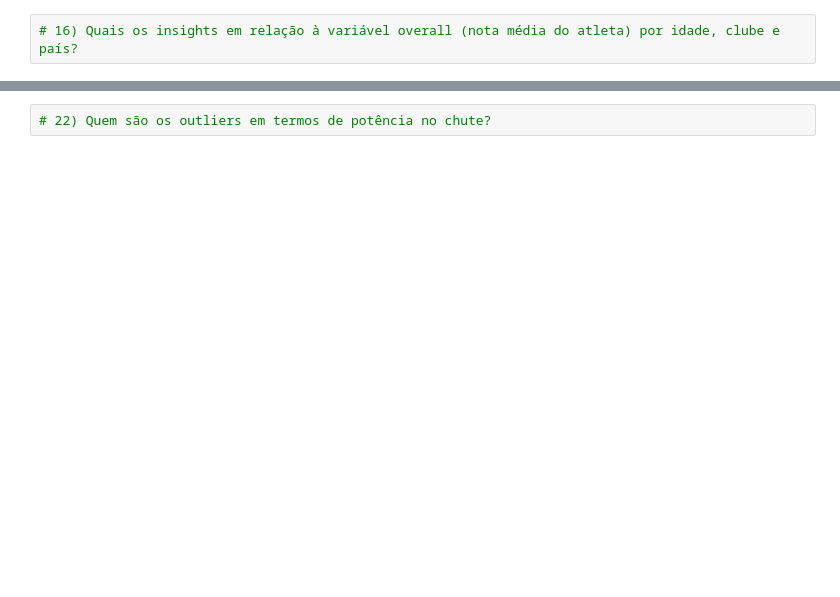
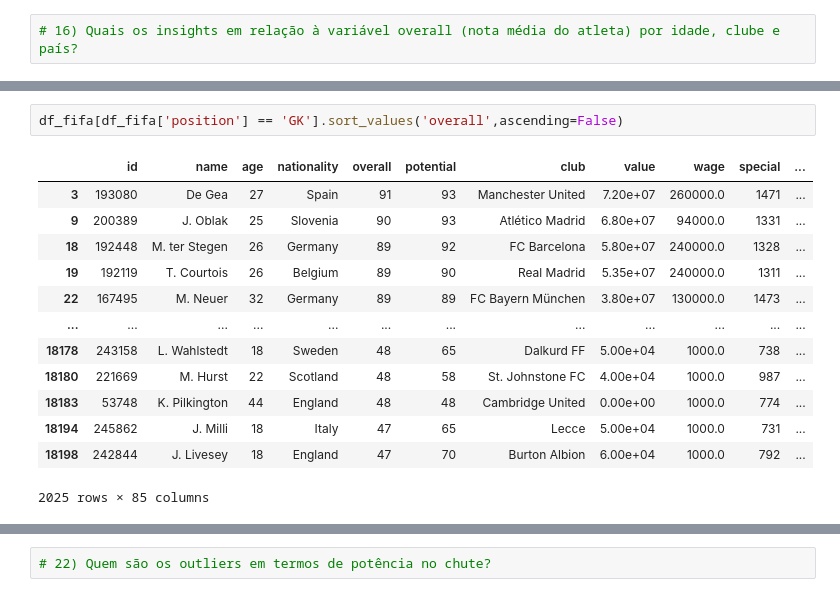
Before and after one commit to rafaelhamer/DSWP, a Jupyter notebook: Fifa.ipynb, the cells around one changed output, grey strips where cells are left out. Saved outputs shown, nothing was run; the diff lists cells and outputs as text; blank space fills up the shorter version.

```diff
--- a/Fifa.ipynb
+++ b/Fifa.ipynb
@@ -137,2 +349,18 @@ NotebookApp.rate_limit_window=3.0 (secs)
+# %%
+df_fifa[df_fifa['position'] == 'GK'].sort_values('overall',ascending=False)
+# %% [output]
+|  | id | name | age | nationality | overall | potential | club | value | wage | special | ... |
+| 3 | 193080 | De Gea | 27 | Spain | 91 | 93 | Manchester United | 7.20e+07 | 260000.0 | 1471 | ... |
+| 9 | 200389 | J. Oblak | 25 | Slovenia | 90 | 93 | Atlético Madrid | 6.80e+07 | 94000.0 | 1331 | ... |
+| 18 | 192448 | M. ter Stegen | 26 | Germany | 89 | 92 | FC Barcelona | 5.80e+07 | 240000.0 | 1328 | ... |
+| 19 | 192119 | T. Courtois | 26 | Belgium | 89 | 90 | Real Madrid | 5.35e+07 | 240000.0 | 1311 | ... |
+| 22 | 167495 | M. Neuer | 32 | Germany | 89 | 89 | FC Bayern München | 3.80e+07 | 130000.0 | 1473 | ... |
+| ... | ... | ... | ... | ... | ... | ... | ... | ... | ... | ... | ... |
+| 18178 | 243158 | L. Wahlstedt | 18 | Sweden | 48 | 65 | Dalkurd FF | 5.00e+04 | 1000.0 | 738 | ... |
+| 18180 | 221669 | M. Hurst | 22 | Scotland | 48 | 58 | St. Johnstone FC | 4.00e+04 | 1000.0 | 987 | ... |
+| 18183 | 53748 | K. Pilkington | 44 | England | 48 | 48 | Cambridge United | 0.00e+00 | 1000.0 | 774 | ... |
+| 18194 | 245862 | J. Milli | 18 | Italy | 47 | 65 | Lecce | 5.00e+04 | 1000.0 | 731 | ... |
+| 18198 | 242844 | J. Livesey | 18 | England | 47 | 70 | Burton Albion | 6.00e+04 | 1000.0 | 792 | ... |
+2025 rows × 85 columns
 # %%
 # 19) Quem são os jogadores mais rápidos (variável/atributo 'Sprint speed'=?
```
Also changed, not shown: parts of 20 cells of this notebook.
